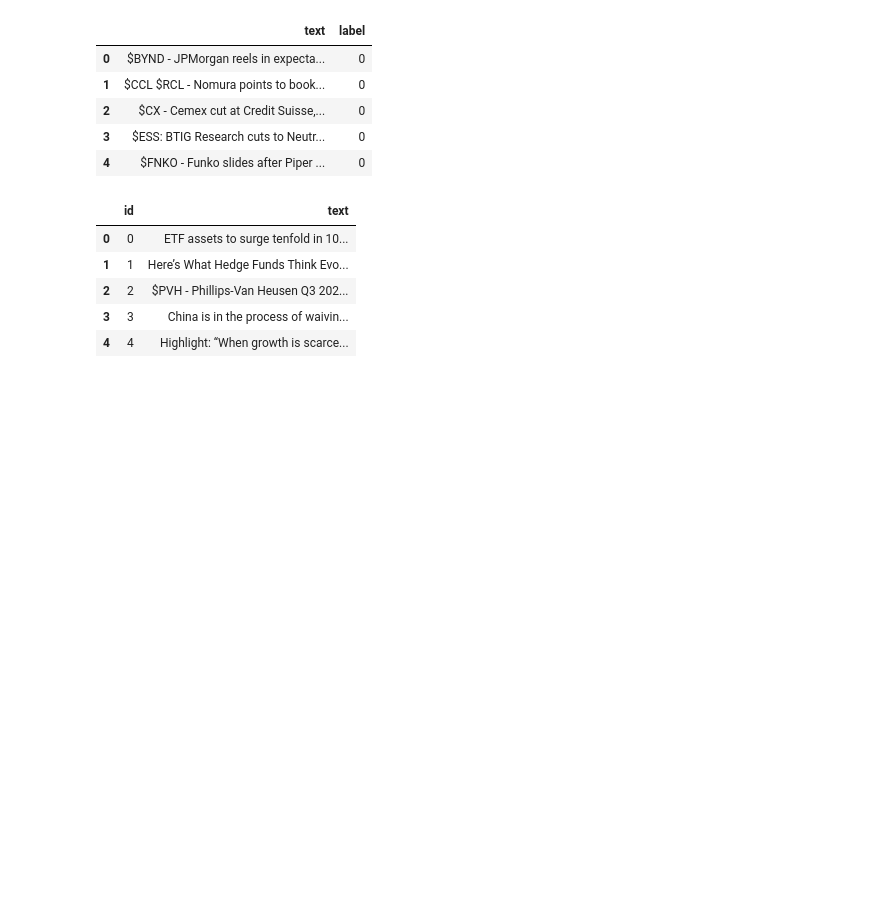
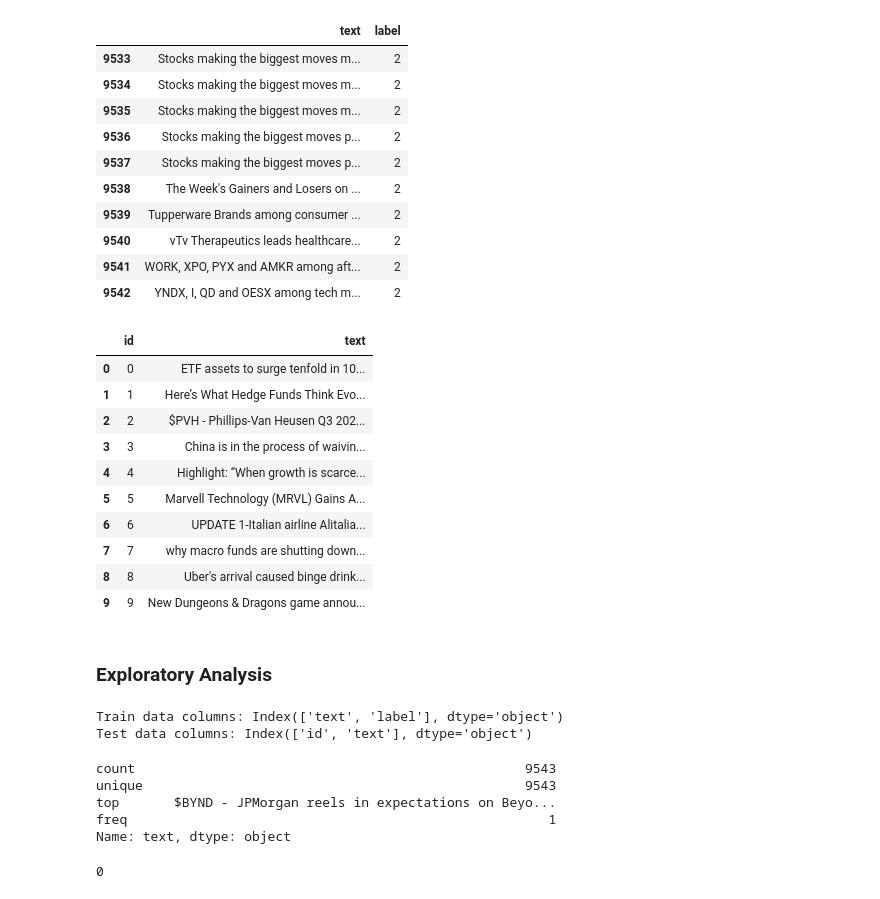
Before and after one commit to mayer19/Text_Mining_NovaIMS, a Jupyter notebook: stock_project.ipynb, the cells around one changed output. Saved outputs shown, nothing was run; the diff lists cells and outputs as text; code cells hidden in the pictures; blank space fills up the shorter version.

```diff
--- a/stock_project.ipynb
+++ b/stock_project.ipynb
@@ -9,17 +11,22 @@ train_df = pd.read_csv("Project Data/train.csv")
 test_df = pd.read_csv("Project Data/test.csv")
 # %%
 #visualize train data
-train_df.head()
+train_df.tail(10)
 # %% [output]
 |  | text | label |
-| 0 | $BYND - JPMorgan reels in expecta... | 0 |
-| 1 | $CCL $RCL - Nomura points to book... | 0 |
-| 2 | $CX - Cemex cut at Credit Suisse,... | 0 |
-| 3 | $ESS: BTIG Research cuts to Neutr... | 0 |
-| 4 | $FNKO - Funko slides after Piper ... | 0 |
+| 9533 | Stocks making the biggest moves m... | 2 |
+| 9534 | Stocks making the biggest moves m... | 2 |
+| 9535 | Stocks making the biggest moves m... | 2 |
+| 9536 | Stocks making the biggest moves p... | 2 |
+| 9537 | Stocks making the biggest moves p... | 2 |
+| 9538 | The Week's Gainers and Losers on ... | 2 |
+| 9539 | Tupperware Brands among consumer ... | 2 |
+| 9540 | vTv Therapeutics leads healthcare... | 2 |
+| 9541 | WORK, XPO, PYX and AMKR among aft... | 2 |
+| 9542 | YNDX, I, QD and OESX among tech m... | 2 |
 # %%
 #visualize test data
-test_df.head()
+test_df.head(10)
 # %% [output]
 |  | id | text |
 | 0 | 0 | ETF assets to surge tenfold in 10... |
@@ -27,3 +34,29 @@ test_df.head()
 | 2 | 2 | $PVH - Phillips-Van Heusen Q3 202... |
 | 3 | 3 | China is in the process of waivin... |
 | 4 | 4 | Highlight: “When growth is scarce... |
+| 5 | 5 | Marvell Technology (MRVL) Gains A... |
+| 6 | 6 | UPDATE 1-Italian airline Alitalia... |
+| 7 | 7 | why macro funds are shutting down... |
+| 8 | 8 | Uber's arrival caused binge drink... |
+| 9 | 9 | New Dungeons & Dragons game annou... |
+# %% [markdown]
+### Exploratory Analysis
+# %%
+print(f"Train data columns: {train_df.columns}")
+print(f"Test data columns: {test_df.columns}")
+# %% [output]
+Train data columns: Index(['text', 'label'], dtype='object')
+Test data columns: Index(['id', 'text'], dtype='object')
+# %%
+train_df['text'].describe()
+# %% [output]
+count                                                  9543
+unique                                                 9543
+top       $BYND - JPMorgan reels in expectations on Beyo...
+freq                                                      1
+Name: text, dtype: object
+# %%
+#Verify if any value is null
+train_df['text'].isna().sum()
+# %% [output]
+0
```
Also changed, not shown: parts of 11 cells of this notebook.
